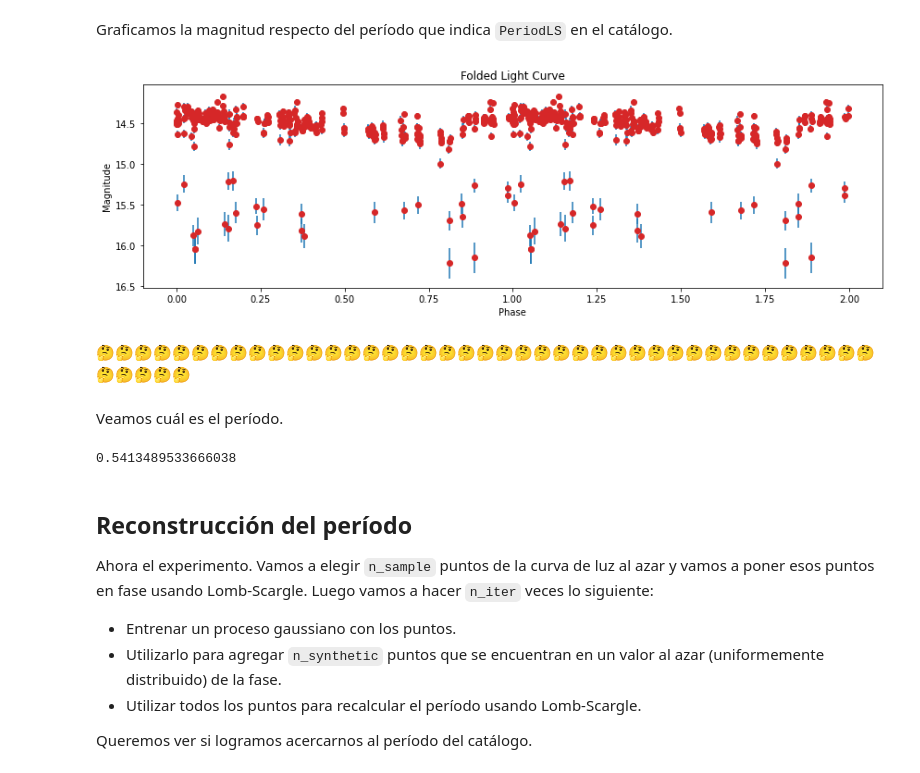
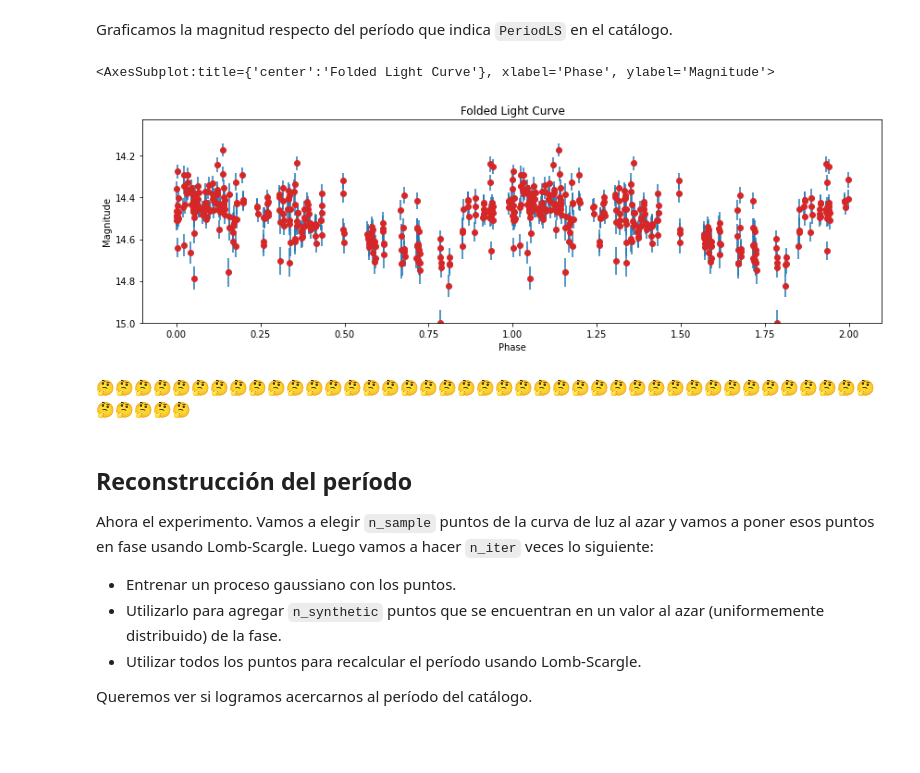
Before and after one commit to ggweinand/tesina, a Jupyter notebook: period_reconstruction/period_reconstruction.ipynb, the cells around one changed output. Cells and saved outputs as stored; diff of their text form; code cells hidden in the pictures; blank space fills up the shorter version.

```diff
--- a/period_reconstruction/period_reconstruction.ipynb
+++ b/period_reconstruction/period_reconstruction.ipynb
@@ -172,17 +94,14 @@ plot_chronological(lc)
 # %% [markdown]
 Graficamos la magnitud respecto del período que indica `PeriodLS` en el catálogo.
-# %%
-plot_periodic(lc)
-# %% [output]
-[figure, removed]
+# %%
+ax = plot_periodic(lc)
+ax.set_ylim(bottom=15)
+ax
+# %% [output]
+<AxesSubplot:title={'center':'Folded Light Curve'}, xlabel='Phase', ylabel='Magnitude'>
+[figure, added]
 # %% [markdown]
 🤔🤔🤔🤔🤔🤔🤔🤔🤔🤔🤔🤔🤔🤔🤔🤔🤔🤔🤔🤔🤔🤔🤔🤔🤔🤔🤔🤔🤔🤔🤔🤔🤔🤔🤔🤔🤔🤔🤔🤔🤔🤔🤔🤔🤔🤔
-# %% [markdown]
-Veamos cuál es el período.
-# %%
-star.PeriodLS
-# %% [output]
-0.5413489533666038
 # %% [markdown]
 ## Reconstrucción del período
 Ahora el experimento. Vamos a elegir `n_sample` puntos de la curva de luz al azar y vamos a poner esos puntos en fase usando Lomb-Scargle. Luego vamos a hacer `n_iter` veces lo siguiente:
```
Also changed, not shown: parts of 16 cells of this notebook, 2 other files.
